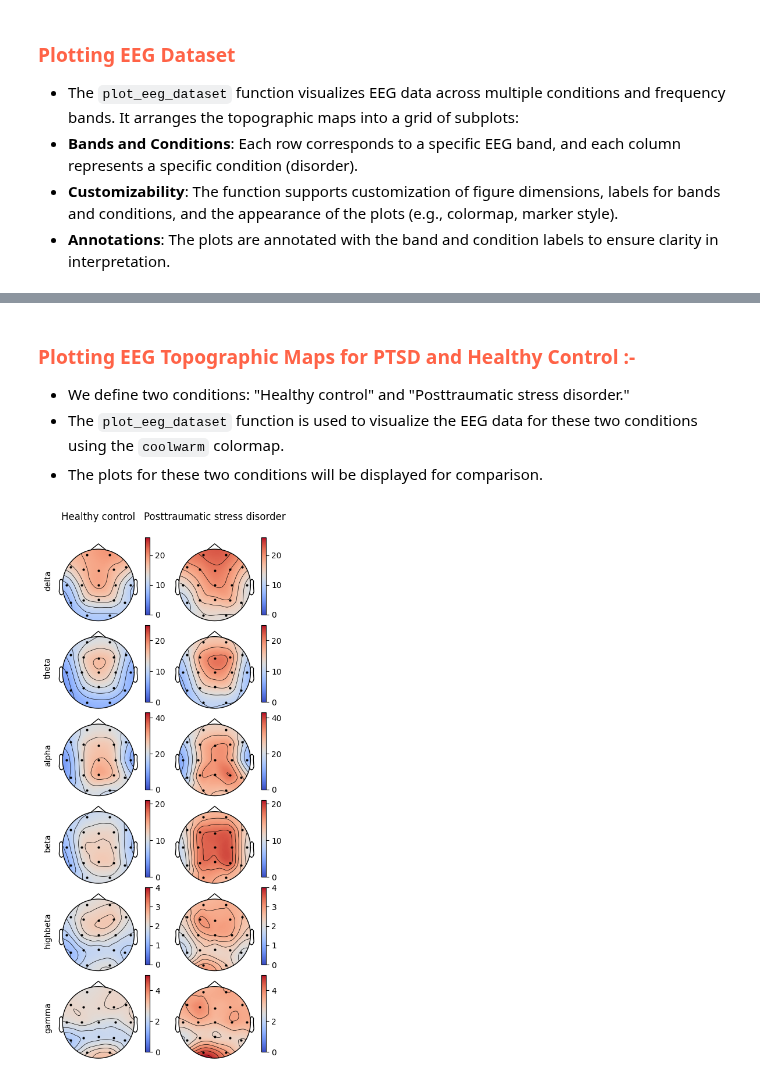
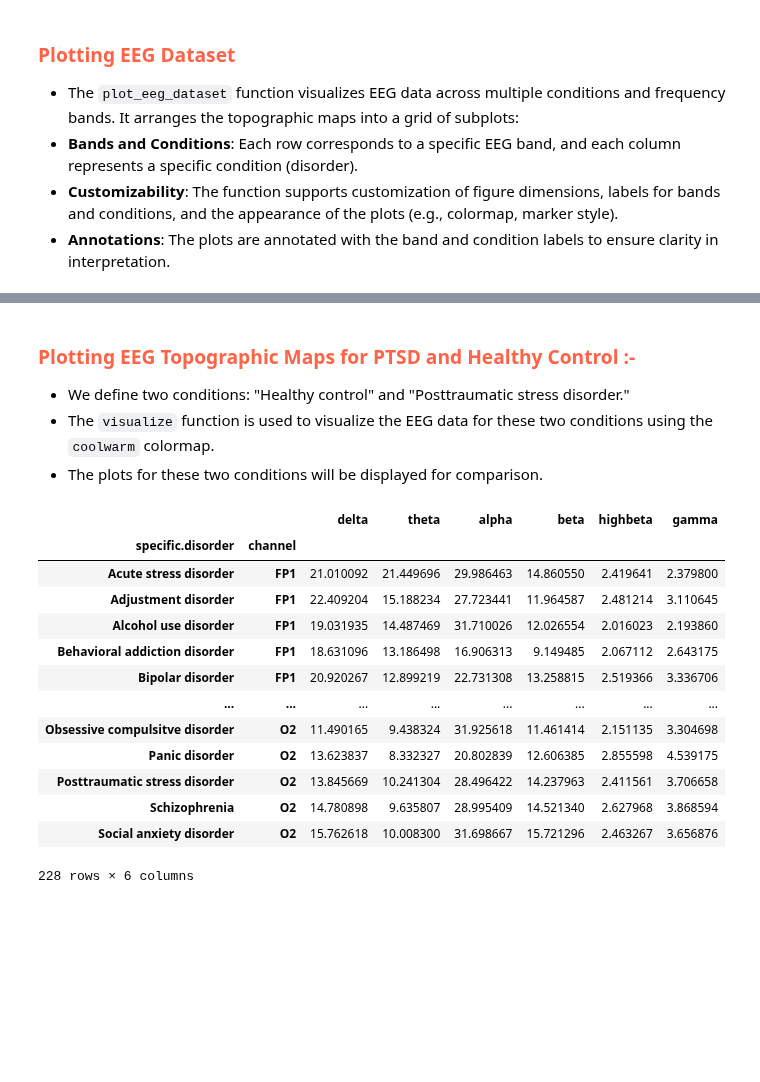
Before and after one commit to twix402/NeuroML, a Jupyter notebook: Codes/NeuroVis.ipynb, the cells around one changed output, grey strips where cells are left out. Cells and saved outputs as stored; diff of their text form; code cells hidden in the pictures; blank space fills up the shorter version.

```diff
--- a/Codes/NeuroVis.ipynb
+++ b/Codes/NeuroVis.ipynb
@@ -378,18 +306,5 @@ plt.show()
 <h3 style="color:#FF6347; font-weight: bold;">Plotting EEG Topographic Maps for PTSD and Healthy Control :- </h3>
 
 - We define two conditions: "Healthy control" and "Posttraumatic stress disorder."
-- The `plot_eeg_dataset` function is used to visualize the EEG data for these two conditions using the `coolwarm` colormap.
+- The `visualize` function is used to visualize the EEG data for these two conditions using the `coolwarm` colormap.
 - The plots for these two conditions will be displayed for comparison.
-# %%
-# Define the conditions (disorders) for this specific analysis: Healthy control and PTSD
-conds = ['Healthy control',
-         'Posttraumatic stress disorder']
-
-# Call the plot_eeg_dataset function to visualize the EEG data for the two specific conditions
-# `spec_mean` contains the mean EEG data for each condition, `channels` specifies electrode positions
-plot_eeg_dataset(spec_mean, channels, cmap='coolwarm', conditions_ordered=conds)
-
-# Display the generated plot
-plt.show()
-# %% [output]
-[figure, removed]
@@ -395,0 +358,17 @@ plt.show()
+# %%
+mean
+# %% [output]
+|  |  | delta | theta | alpha | beta | highbeta | gamma |
+| specific.disorder | channel |  |  |  |  |  |  |
+| Acute stress disorder | FP1 | 21.010092 | 21.449696 | 29.986463 | 14.860550 | 2.419641 | 2.379800 |
+| Adjustment disorder | FP1 | 22.409204 | 15.188234 | 27.723441 | 11.964587 | 2.481214 | 3.110645 |
+| Alcohol use disorder | FP1 | 19.031935 | 14.487469 | 31.710026 | 12.026554 | 2.016023 | 2.193860 |
+| Behavioral addiction disorder | FP1 | 18.631096 | 13.186498 | 16.906313 | 9.149485 | 2.067112 | 2.643175 |
+| Bipolar disorder | FP1 | 20.920267 | 12.899219 | 22.731308 | 13.258815 | 2.519366 | 3.336706 |
+| ... | ... | ... | ... | ... | ... | ... | ... |
+| Obsessive compulsitve disorder | O2 | 11.490165 | 9.438324 | 31.925618 | 11.461414 | 2.151135 | 3.304698 |
+| Panic disorder | O2 | 13.623837 | 8.332327 | 20.802839 | 12.606385 | 2.855598 | 4.539175 |
+| Posttraumatic stress disorder | O2 | 13.845669 | 10.241304 | 28.496422 | 14.237963 | 2.411561 | 3.706658 |
+| Schizophrenia | O2 | 14.780898 | 9.635807 | 28.995409 | 14.521340 | 2.627968 | 3.868594 |
+| Social anxiety disorder | O2 | 15.762618 | 10.008300 | 31.698667 | 15.721296 | 2.463267 | 3.656876 |
+228 rows × 6 columns
```
Also changed, not shown: parts of 14 cells of this notebook, 7 other files.
